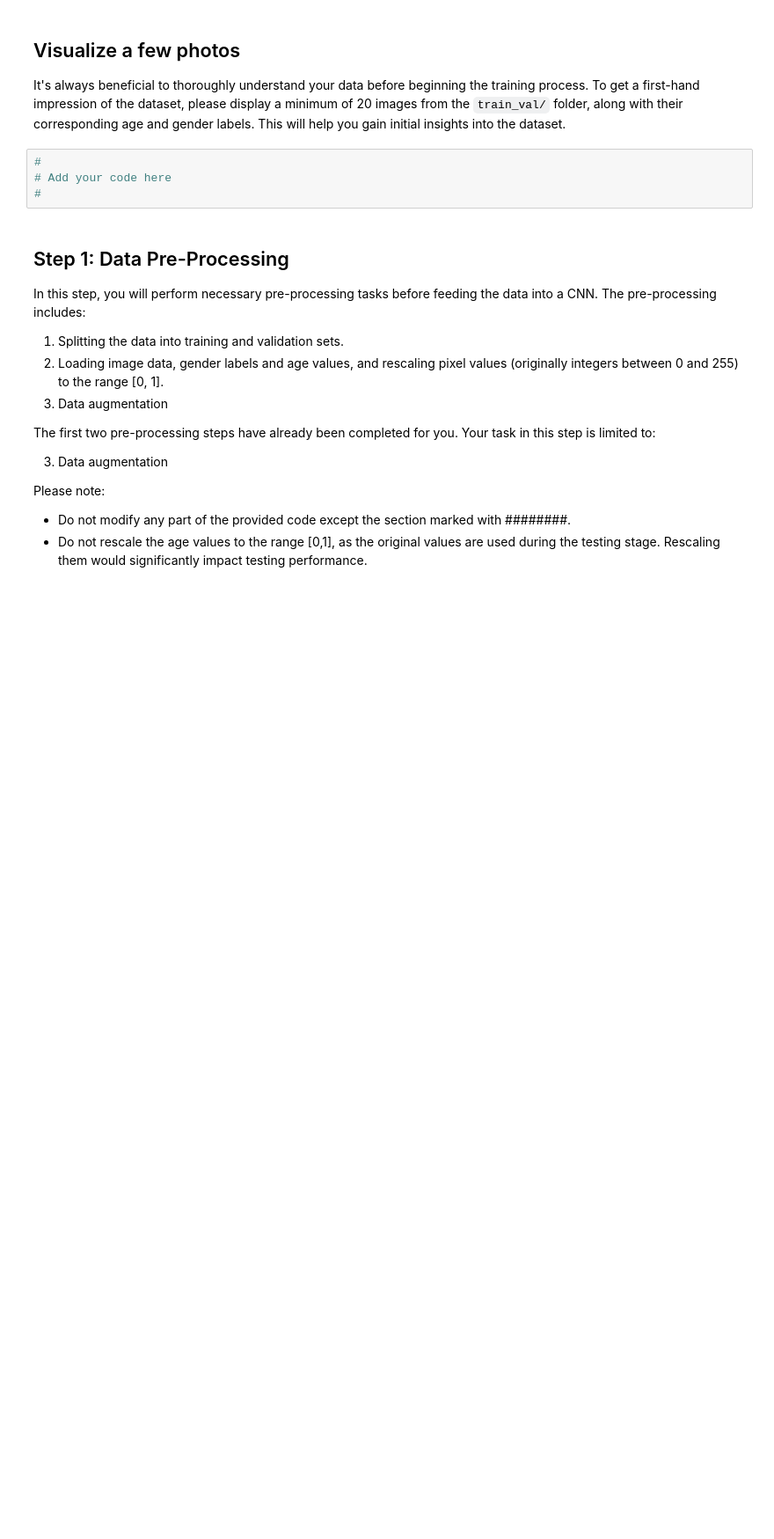
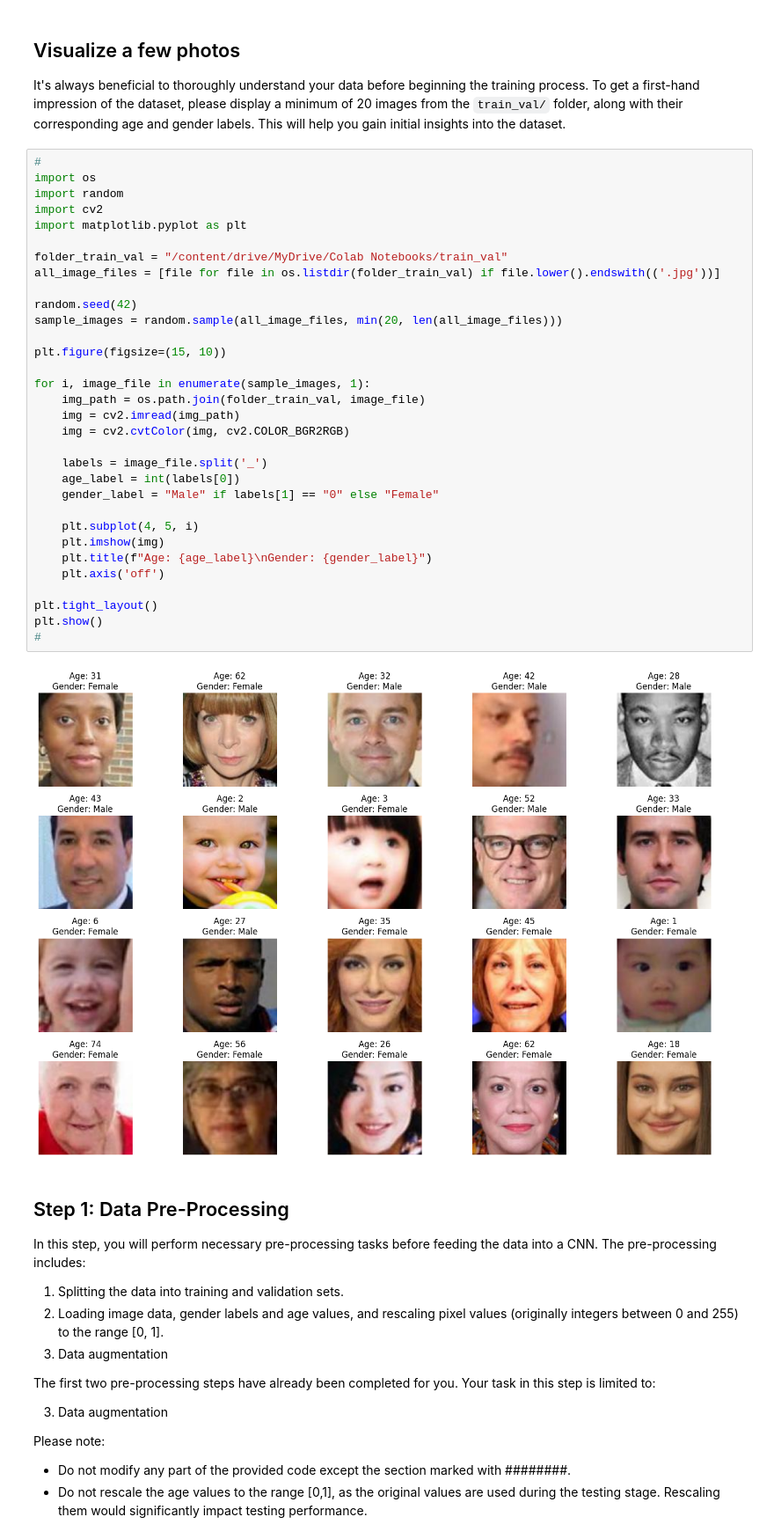
Before and after one commit to GianUOM/UniBath-Courseworks, a Jupyter notebook: UnderstandingDeepLearning/age_gender_submit (2).ipynb, the cells around one changed output. Shown at 88% size. Saved outputs shown, nothing was run; the diff lists cells and outputs as text; blank space fills up the shorter version.

```diff
--- a/UnderstandingDeepLearning/age_gender_submit (2).ipynb
+++ b/UnderstandingDeepLearning/age_gender_submit (2).ipynb
@@ -35,10 +40,40 @@ Mount your google drive to the notebook. Also don't forget to **enable GPU** bef
 # %% [markdown]
 ## Visualize a few photos
 It's always beneficial to thoroughly understand your data before beginning the training process. To get a first-hand impression of the dataset, please display a minimum of 20 images from the `train_val/` folder, along with their corresponding age and gender labels. This will help you gain initial insights into the dataset.
-# %%
-#
-# Add your code here
-#
+# %%
+#
+import os
+import random
+import cv2
+import matplotlib.pyplot as plt
+
+folder_train_val = "/content/drive/MyDrive/Colab Notebooks/train_val"
+all_image_files = [file for file in os.listdir(folder_train_val) if file.lower().endswith(('.jpg'))]
+
+random.seed(42)
+sample_images = random.sample(all_image_files, min(20, len(all_image_files)))
+
+plt.figure(figsize=(15, 10))
+
+for i, image_file in enumerate(sample_images, 1):
+    img_path = os.path.join(folder_train_val, image_file)
+    img = cv2.imread(img_path)
+    img = cv2.cvtColor(img, cv2.COLOR_BGR2RGB)
+
+    labels = image_file.split('_')
+    age_label = int(labels[0])
+    gender_label = "Male" if labels[1] == "0" else "Female"
+
+    plt.subplot(4, 5, i)
+    plt.imshow(img)
+    plt.title(f"Age: {age_label}\nGender: {gender_label}")
+    plt.axis('off')
+
+plt.tight_layout()
+plt.show()
+#
+# %% [output]
+[figure, added]
 # %% [markdown]
 ## Step 1: Data Pre-Processing
 In this step, you will perform necessary pre-processing tasks before feeding the data into a CNN. The pre-processing includes:
```
Also changed, not shown: parts of 8 cells of this notebook.
